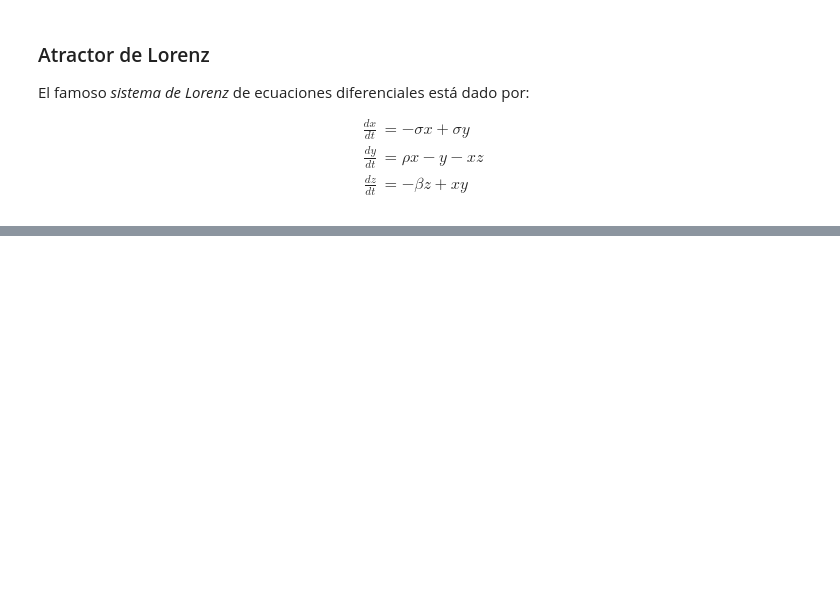
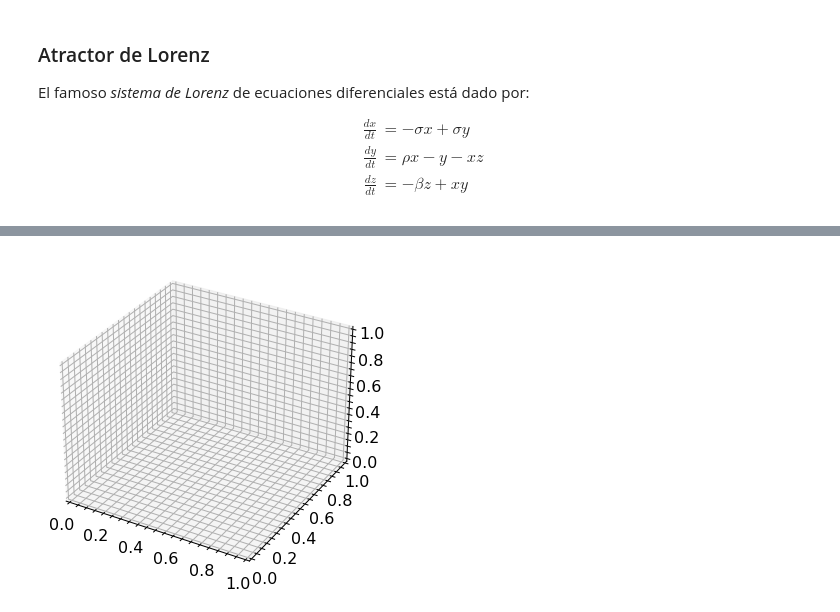
Before and after one commit to JherMik7/euler_Y_Euler_Mejorado, a Jupyter notebook: euler_y_euler_mejorado.ipynb, the cells around one changed output, grey strips where cells are left out. Drawn from its saved outputs; the diff is of its cells as text; code cells hidden in the pictures; blank space fills up the shorter version.

```diff
--- a/euler_y_euler_mejorado.ipynb
+++ b/euler_y_euler_mejorado.ipynb
@@ -239,0 +238,21 @@ ax.plot3D(xs, ys, zs, 'red')
+# %%
+fig = plt.figure()
+ax = fig.add_subplot(111, projection='3d')
+
+fps = 10 # Frames for segundo
+frn = fps*6 # Número de frames
+N = 250
+
+def animacion(i):
+    ax.clear()
+    ax.plot3D(xs[i*N:i*N+N], ys[i*N:i*N+N], zs[i*N:i*N+N], 'magenta')
+    ax.set_xlabel('x')
+    ax.set_ylabel('y')
+    ax.set_zlabel('z')
+    ax.set_xlim3d(-10, 10)
+    ax.set_ylim3d(-10, 10)
+    ax.set_zlim3d(-10, 10)
+    ax.set_title('Lorenz')
+    return ax
+# %% [output]
+[figure, added]
```
Also changed, not shown: parts of 1 cell of this notebook.
